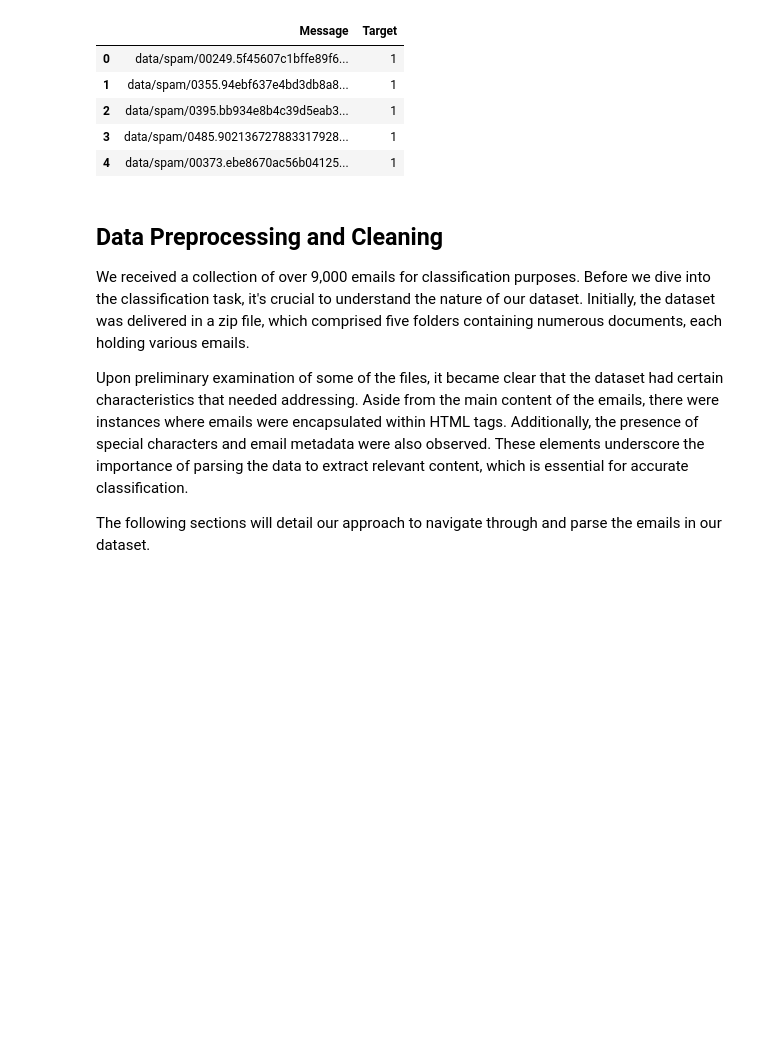
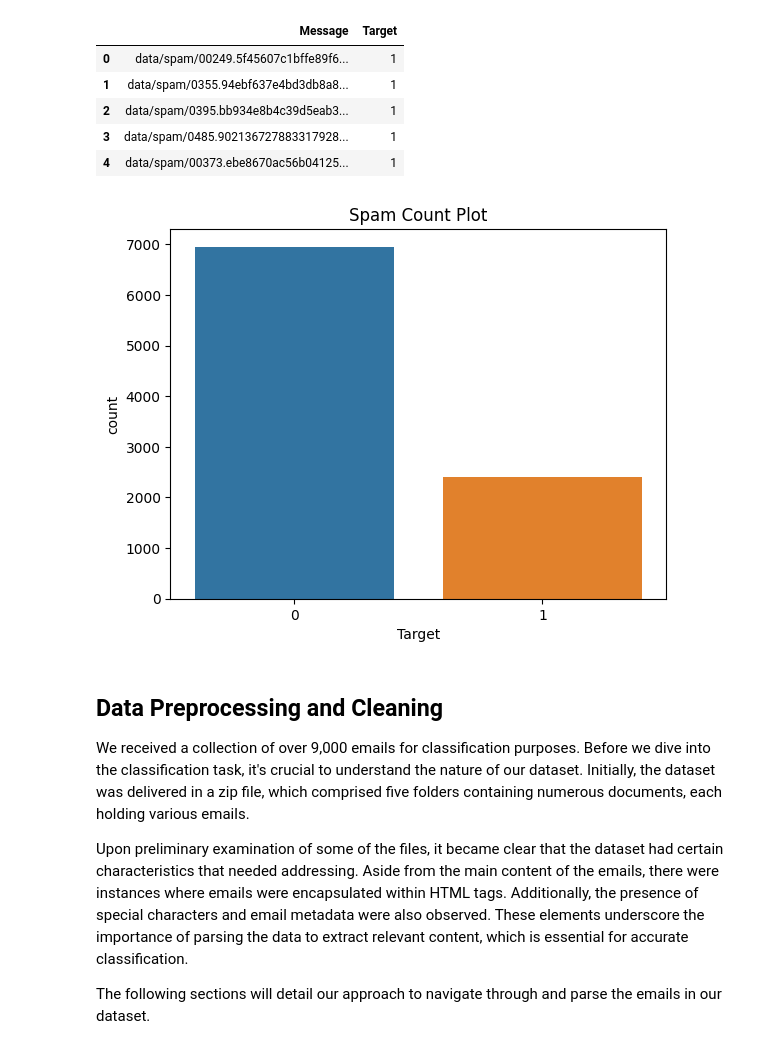
Before and after one commit to Mr-Chang95/Spam-Classification-with-KMeans-Clustering, a Jupyter notebook: CaseStudy3 (1).ipynb, the cells around one changed output. Cells and saved outputs as stored; diff of their text form; code cells hidden in the pictures; blank space fills up the shorter version.

Commit message:
Add visuals

```diff
--- a/CaseStudy3 (1).ipynb
+++ b/CaseStudy3 (1).ipynb
@@ -61,6 +61,11 @@ data
 | 2 | data/spam/0395.bb934e8b4c39d5eab3... | 1 |
 | 3 | data/spam/0485.902136727883317928... | 1 |
 | 4 | data/spam/00373.ebe8670ac56b04125... | 1 |
+# %%
+sns.countplot(data = data, x = "Target")
+plt.title("Spam Count Plot");
+# %% [output]
+[figure, added]
 # %% [markdown]
 ## Data Preprocessing and Cleaning
 
```
Also changed, not shown: parts of 1 cell of this notebook.
